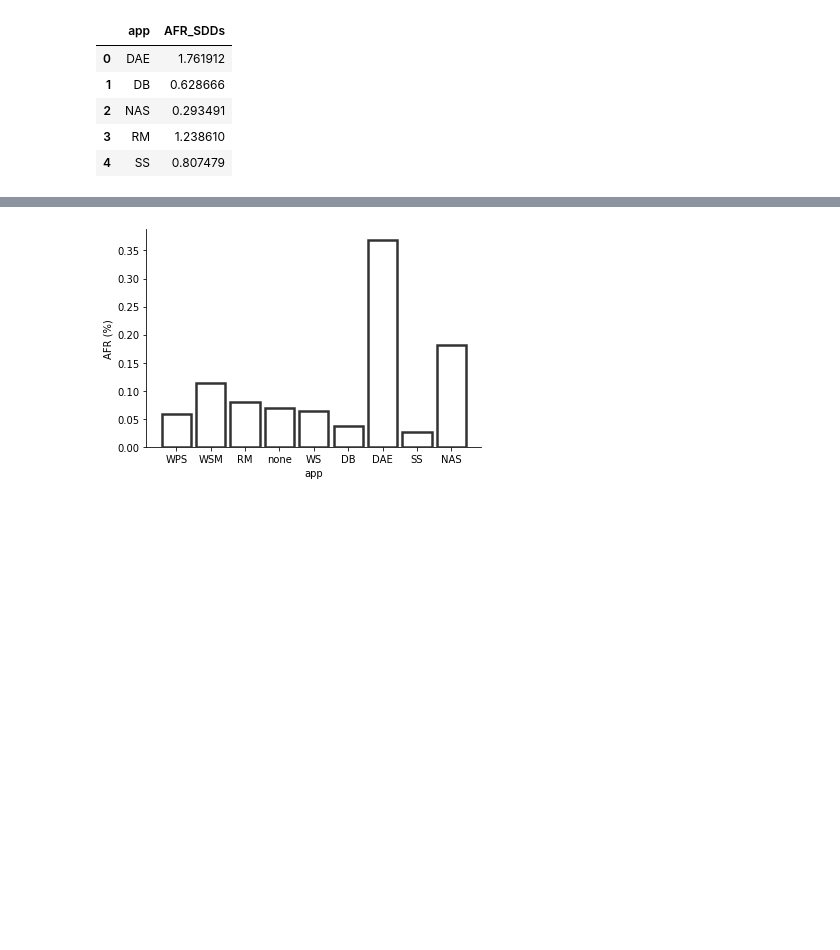
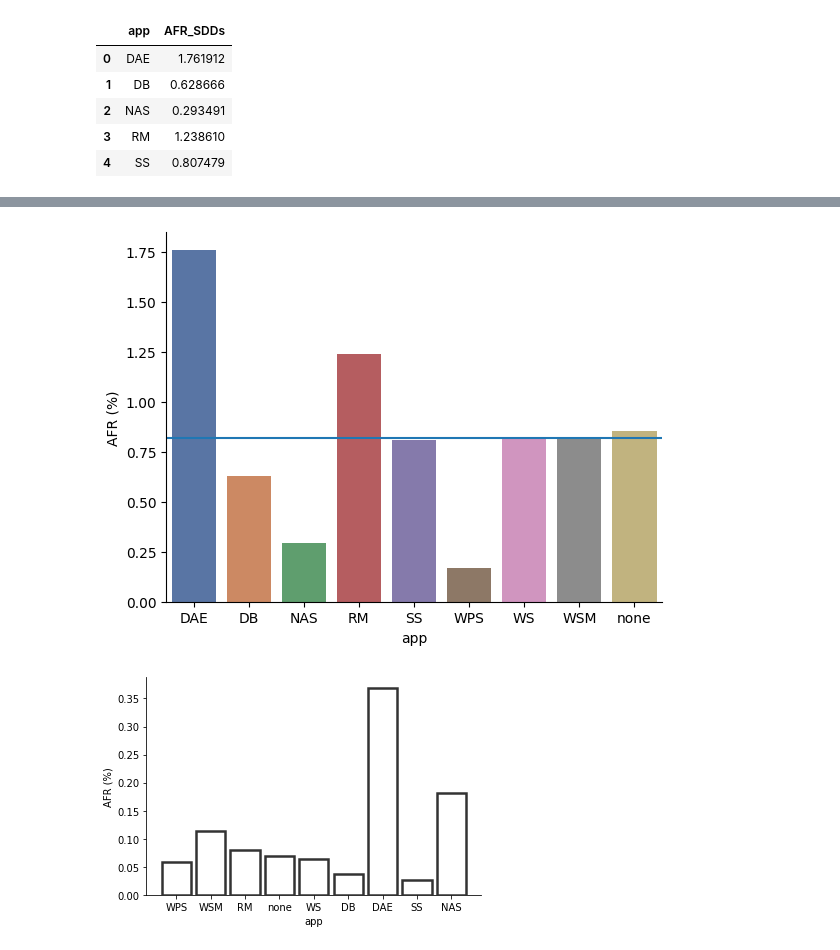
Before and after one commit to EricBorba/StorageFailurePredictor, a Jupyter notebook: Queries.ipynb, the cells around one changed output, grey strips where cells are left out. Drawn from its saved outputs; the diff is of its cells as text; code cells hidden in the pictures; blank space fills up the shorter version.

```diff
--- a/Queries.ipynb
+++ b/Queries.ipynb
@@ -1022,3 +1022,16 @@ plt.show()
+# %%
+df_plotAFRMTTFSPF = df_loadDoE.groupby(['app'], as_index=False)['AFR_SDDs'].mean()
+
+
+graph = sns.barplot(x = "app", y = 'AFR_SDDs', palette = 'deep', data = df_plotAFRMTTFSPF, order=['DAE', 'DB', 'NAS', 'RM', 'SS', 'WPS', 'WS', 'WSM', 'none'])
+graph.axhline(df_plotAFRMTTFSPF.AFR_SDDs.mean())
+#graph.set_ylabel("Gender",size = 67,color="g",alpha=0.5)
+graph.set_ylabel("AFR (%)")
+plt.savefig('img/afrappssd.pdf')
+sns.despine()
+plt.show()
+# %% [output]
+[figure, added]
 # %%
 # The same analysis above, however, this time using 'histplot' to use the stat parameter to normalize the bars.
 
```
Also changed, not shown: parts of 1 cell of this notebook, 20 other files.
